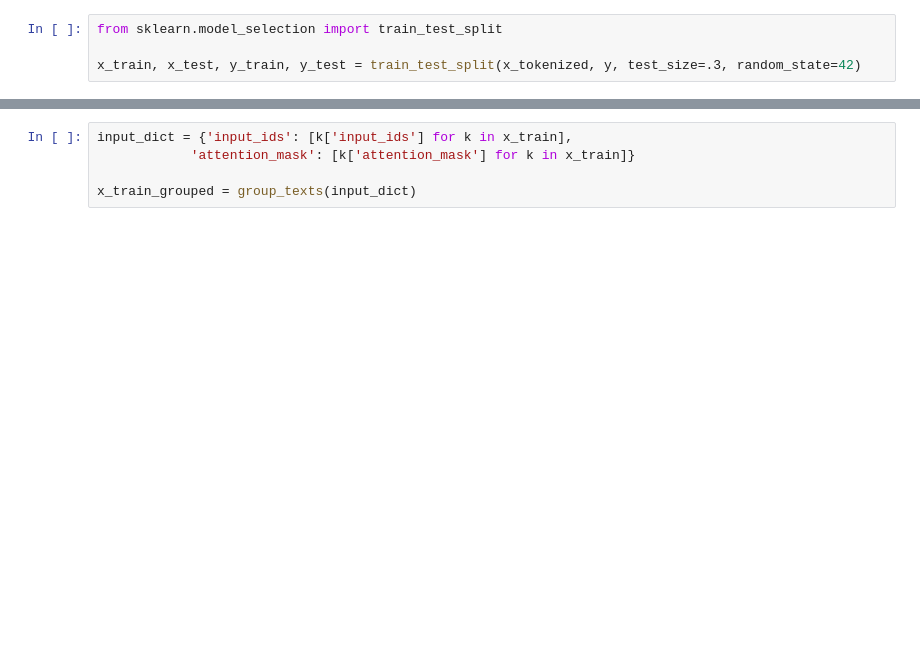
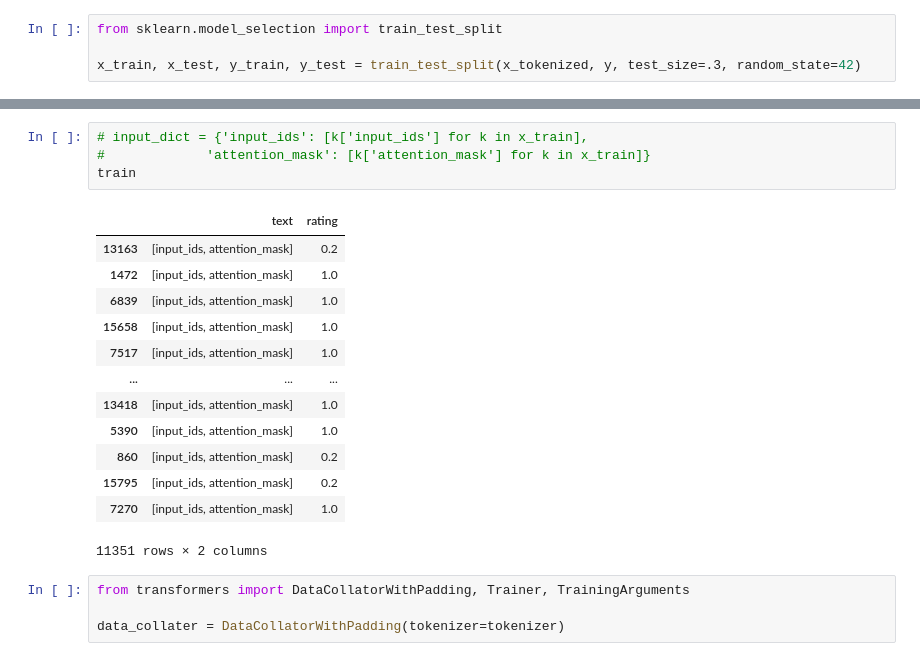
Before and after one commit to BryanNak/Bot-Catcha, a Jupyter notebook: jarren_stuff/sentiment_analysis.ipynb, the cells around one changed output, grey strips where cells are left out. Cells and saved outputs as stored; diff of their text form; blank space fills up the shorter version.

```diff
--- a/jarren_stuff/sentiment_analysis.ipynb
+++ b/jarren_stuff/sentiment_analysis.ipynb
@@ -77,5 +109,22 @@ def group_texts(examples):
 # %%
-input_dict = {'input_ids': [k['input_ids'] for k in x_train],
-            'attention_mask': [k['attention_mask'] for k in x_train]}
-
-x_train_grouped = group_texts(input_dict)
+# input_dict = {'input_ids': [k['input_ids'] for k in x_train],
+#             'attention_mask': [k['attention_mask'] for k in x_train]}
+train
+# %% [output]
+|  | text | rating |
+| 13163 | [input_ids, attention_mask] | 0.2 |
+| 1472 | [input_ids, attention_mask] | 1.0 |
+| 6839 | [input_ids, attention_mask] | 1.0 |
+| 15658 | [input_ids, attention_mask] | 1.0 |
+| 7517 | [input_ids, attention_mask] | 1.0 |
+| ... | ... | ... |
+| 13418 | [input_ids, attention_mask] | 1.0 |
+| 5390 | [input_ids, attention_mask] | 1.0 |
+| 860 | [input_ids, attention_mask] | 0.2 |
+| 15795 | [input_ids, attention_mask] | 0.2 |
+| 7270 | [input_ids, attention_mask] | 1.0 |
+11351 rows × 2 columns
+# %%
+from transformers import DataCollatorWithPadding, Trainer, TrainingArguments
+
+data_collater = DataCollatorWithPadding(tokenizer=tokenizer)
```
Also changed, not shown: parts of 8 cells of this notebook, 4 other files.
